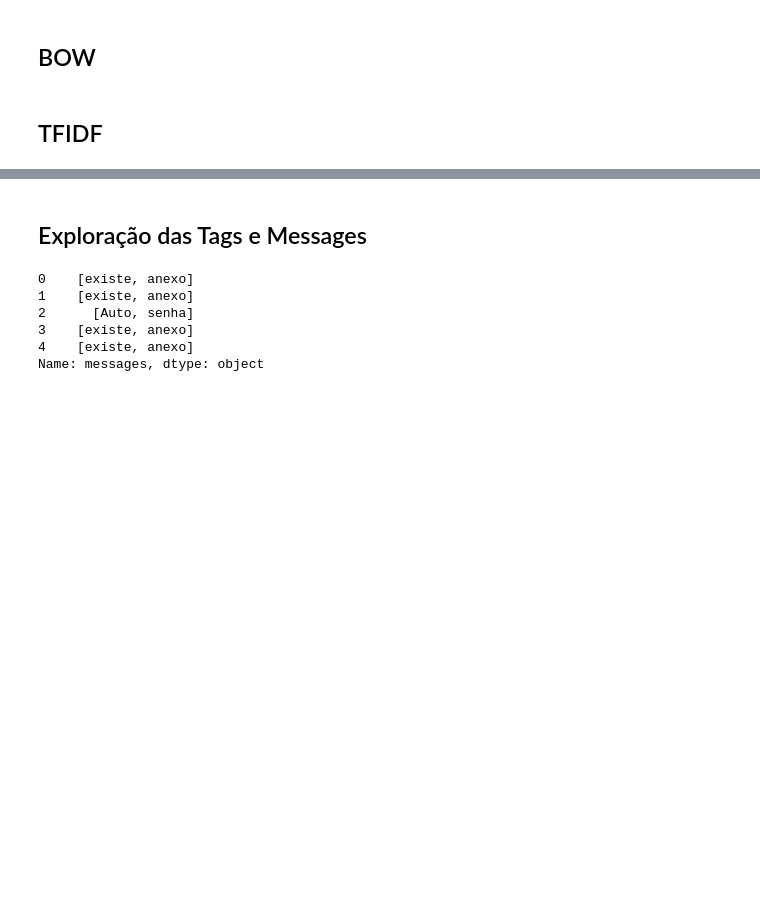
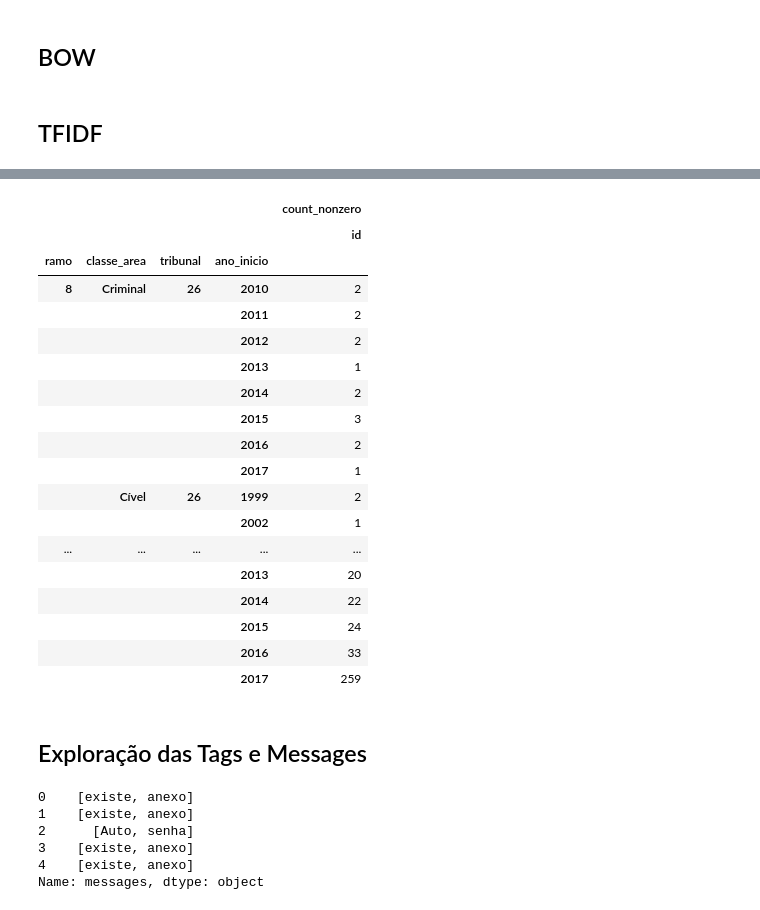
Before and after one commit to jmfaier/legal, a Jupyter notebook: main.ipynb, the cells around one changed output, grey strips where cells are left out. Cells and saved outputs as stored; diff of their text form; code cells hidden in the pictures; blank space fills up the shorter version.

```diff
--- a/main.ipynb
+++ b/main.ipynb
@@ -587,3 +681,27 @@ df['numeroCNJ'].describe()
+# %%
+#Pivot Table da parte estruturada
+pt = pd.pivot_table(big_table, values=['id'], index=['ramo','classe_area','tribunal','ano_inicio'],aggfunc= [np.count_nonzero])
+pt
+# %% [output]
+|  |  |  |  | count_nonzero |
+|  |  |  |  | id |
+| ramo | classe_area | tribunal | ano_inicio |  |
+| 8 | Criminal | 26 | 2010 | 2 |
+|  |  |  | 2011 | 2 |
+|  |  |  | 2012 | 2 |
+|  |  |  | 2013 | 1 |
+|  |  |  | 2014 | 2 |
+|  |  |  | 2015 | 3 |
+|  |  |  | 2016 | 2 |
+|  |  |  | 2017 | 1 |
+|  | Cível | 26 | 1999 | 2 |
+|  |  |  | 2002 | 1 |
+| ... | ... | ... | ... | ... |
+|  |  |  | 2013 | 20 |
+|  |  |  | 2014 | 22 |
+|  |  |  | 2015 | 24 |
+|  |  |  | 2016 | 33 |
+|  |  |  | 2017 | 259 |
 # %% [markdown]
 
 ## Exploração das Tags e Messages
```
Also changed, not shown: parts of 14 cells of this notebook.
